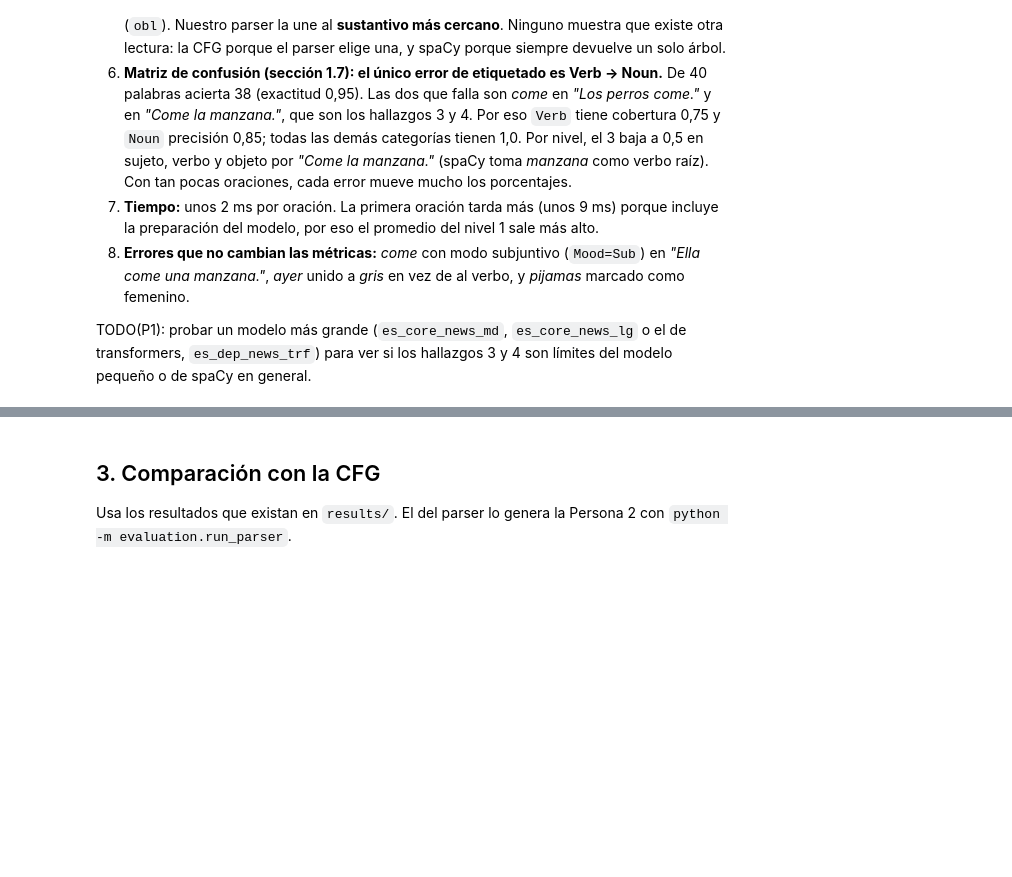
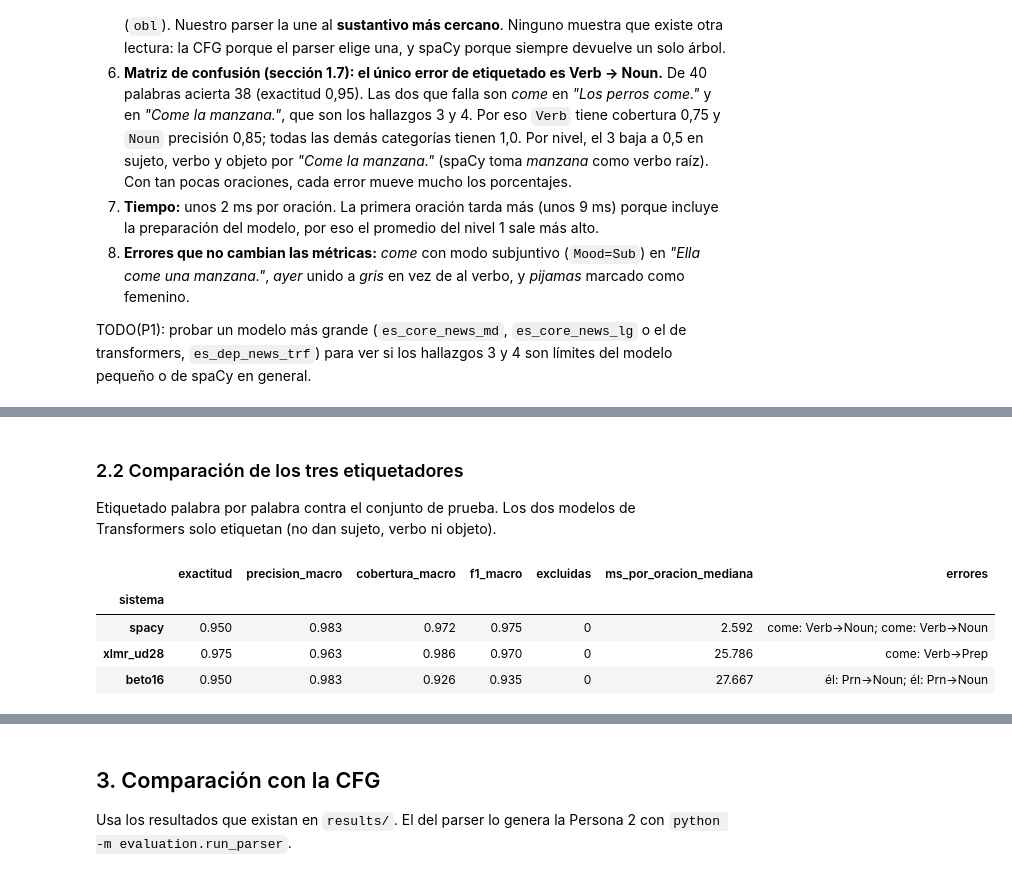
Before and after one commit to Pabloo-04/c_es_compiler, a Jupyter notebook: notebooks/nlp_comparison.ipynb, the cells around one changed output, grey strips where cells are left out. Drawn from its saved outputs; the diff is of its cells as text; code cells hidden in the pictures; blank space fills up the shorter version.

```diff
--- a/notebooks/nlp_comparison.ipynb
+++ b/notebooks/nlp_comparison.ipynb
@@ -486,0 +481,33 @@ if TRANSFORMERS_READY:
+# %% [markdown]
+### 2.2 Comparación de los tres etiquetadores
+
+Etiquetado palabra por palabra contra el conjunto de prueba. Los dos modelos de Transformers solo
+etiquetan (no dan sujeto, verbo ni objeto).
+# %%
+def tagger_summary(name, predictions):
+    yt, yp, skip = reports.tag_pairs(items, predictions)
+    rep = reports.tag_report(yt, yp)
+    times = [p.time_ms for p in predictions if not p.run_error]
+    wrong = [f"{w}: {e}→{g}" for i in items for p in predictions if p.id == i.id and p.tags
+             and len(p.tags) == len(i.tags) for (w, e), (_, g) in zip(i.tags, p.tags) if e != g]
+    return {"sistema": name, "exactitud": rep.loc["exactitud", "f1"],
+            "precision_macro": rep.loc["promedio macro", "precision"],
+            "cobertura_macro": rep.loc["promedio macro", "cobertura"],
+            "f1_macro": rep.loc["promedio macro", "f1"], "excluidas": len(skip),
+            # Mediana: la primera oración incluye la preparación del modelo (~2-3 s) y distorsiona el promedio.
+            "ms_por_oracion_mediana": float(pd.Series(times).median()) if times else None,
+            "errores": "; ".join(wrong) or "ninguno"}
+
+
+comparison = pd.DataFrame(
+    [tagger_summary("spacy", spacy_predictions)]
+    + [tagger_summary(key, preds) for key, preds in hf_predictions.items()]
+).set_index("sistema")
+comparison.to_csv(REPORTS / "etiquetadores_comparacion.csv")
+comparison.round(3)
+# %% [output]
+|  | exactitud | precision_macro | cobertura_macro | f1_macro | excluidas | ms_por_oracion_mediana | errores |
+| sistema |  |  |  |  |  |  |  |
+| spacy | 0.950 | 0.983 | 0.972 | 0.975 | 0 | 2.592 | come: Verb→Noun; come: Verb→Noun |
+| xlmr_ud28 | 0.975 | 0.963 | 0.986 | 0.970 | 0 | 25.786 | come: Verb→Prep |
+| beto16 | 0.950 | 0.983 | 0.926 | 0.935 | 0 | 27.667 | él: Prn→Noun; él: Prn→Noun |
```
Also changed, not shown: parts of 26 cells of this notebook, 11 other files.
